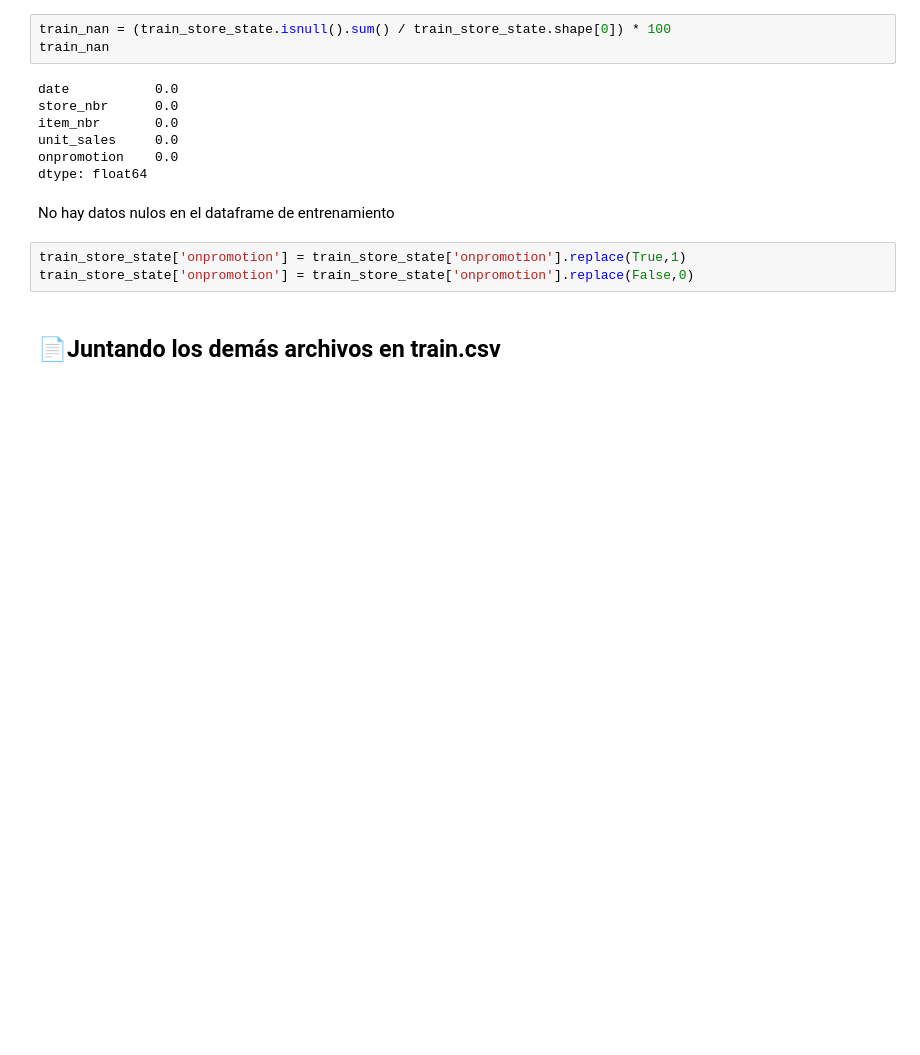
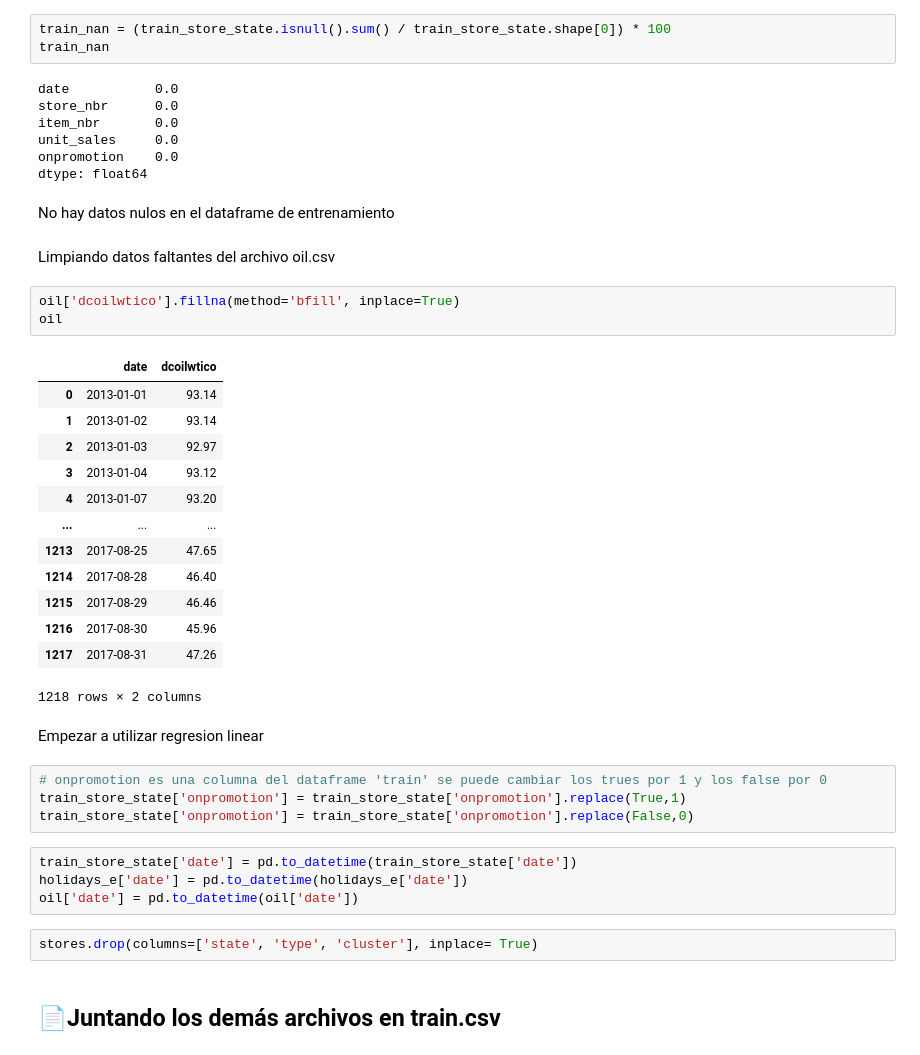
Before and after one commit to C0SS10/AI4ENG, a Jupyter notebook: 02 - Preprocesado.ipynb, the cells around one changed output. Drawn from its saved outputs; the diff is of its cells as text; blank space fills up the shorter version.

Commit message:
Have to fix pipeline to merge and split data train

```diff
--- a/02 - Preprocesado.ipynb
+++ b/02 - Preprocesado.ipynb
@@ -178,8 +198,36 @@ onpromotion    0.0
 dtype: float64
 # %% [markdown]
 No hay datos nulos en el dataframe de entrenamiento
+# %% [markdown]
+Limpiando datos faltantes del archivo oil.csv
+# %%
+oil['dcoilwtico'].fillna(method='bfill', inplace=True)
+oil
+# %% [output]
+|  | date | dcoilwtico |
+| 0 | 2013-01-01 | 93.14 |
+| 1 | 2013-01-02 | 93.14 |
+| 2 | 2013-01-03 | 92.97 |
+| 3 | 2013-01-04 | 93.12 |
+| 4 | 2013-01-07 | 93.20 |
+| ... | ... | ... |
+| 1213 | 2017-08-25 | 47.65 |
+| 1214 | 2017-08-28 | 46.40 |
+| 1215 | 2017-08-29 | 46.46 |
+| 1216 | 2017-08-30 | 45.96 |
+| 1217 | 2017-08-31 | 47.26 |
+1218 rows × 2 columns
+# %% [markdown]
+Empezar a utilizar regresion linear
 # %%
+# onpromotion es una columna del dataframe 'train' se puede cambiar los trues por 1 y los false por 0
 train_store_state['onpromotion'] = train_store_state['onpromotion'].replace(True,1)
 train_store_state['onpromotion'] = train_store_state['onpromotion'].replace(False,0)
+# %%
+train_store_state['date'] = pd.to_datetime(train_store_state['date'])
+holidays_e['date'] = pd.to_datetime(holidays_e['date'])
+oil['date'] = pd.to_datetime(oil['date'])
+# %%
+stores.drop(columns=['state', 'type', 'cluster'], inplace= True)
 # %% [markdown]
 ## **📄Juntando los demás archivos en train.csv**
```
Also changed, not shown: parts of 24 cells of this notebook.
